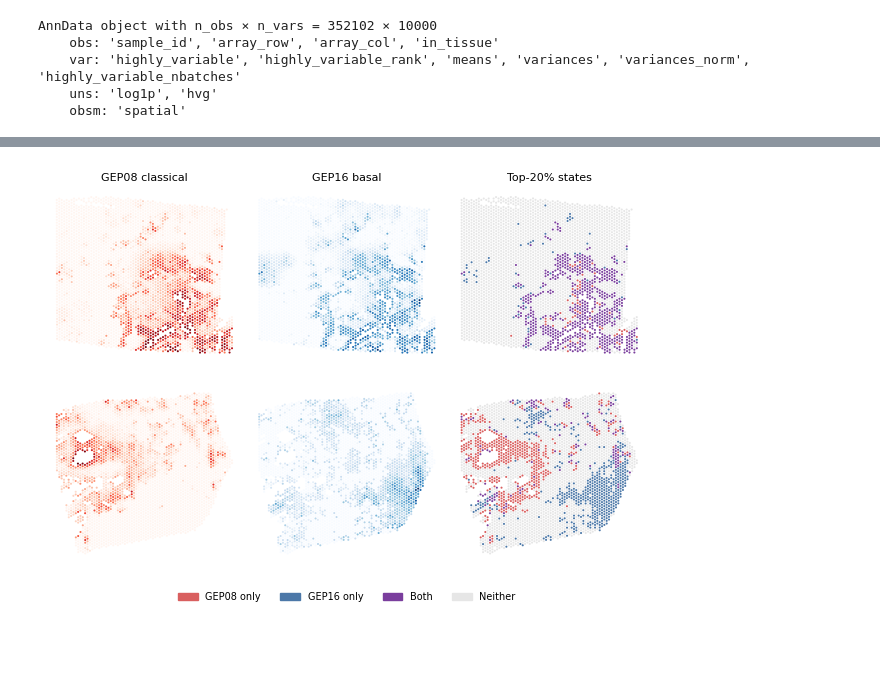
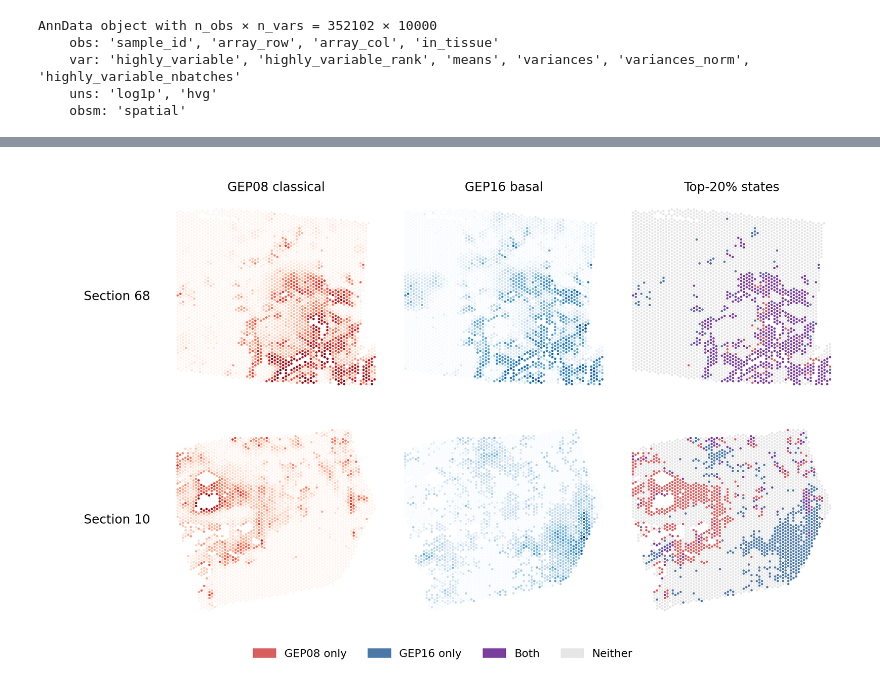
Before and after one commit to zerovain/SORT_tutorial, a Jupyter notebook: docs/tutorials/01_pdac_atlas.ipynb, the cells around one changed output, grey strips where cells are left out. Saved outputs shown, nothing was run; the diff lists cells and outputs as text; code cells hidden in the pictures; blank space fills up the shorter version.

```diff
--- a/docs/tutorials/01_pdac_atlas.ipynb
+++ b/docs/tutorials/01_pdac_atlas.ipynb
@@ -109,0 +181,8 @@ expression statistics.
+# %%
+programs = {"classical": 8, "basal": 16}
+display_geps = [
+    2, 30, 29, programs["classical"], 1, programs["basal"],
+    21, 32, 28, 4, 15, 14, 20, 11,
+]
+sections = ["68", "10"]
+assert all(0 < gep < result.W.shape[1] for gep in display_geps + list(programs.values()))
@@ -124,7 +211,6 @@ signature_genes = {
     "T cell": ["CD3D", "PTPRC", "IL7R", "CD3E"],
     "B cell": ["CD37", "LTB", "CXCR4", "CD53"],
 }
-display_geps = [2, 30, 29, 8, 1, 16, 21, 32, 28, 4, 15, 14, 20, 11]
 genes = [gene for module in signature_genes.values() for gene in module]
 gene_index = adata.var_names.get_indexer(genes)
 if np.any(gene_index < 0):
@@ -134,7 +220,7 @@ association = sort.compute_posthoc_b(
     adata.X[:, gene_index],
     result.W[:, 1:],
     gene_names=genes,
-    component_names=[f"GEP{i:02d}" for i in range(1, 40)],
+    component_names=[f"GEP{i:02d}" for i in range(1, result.W.shape[1])],
     return_stats=False,
 )
 z = (association.B - association.B.mean(axis=1, keepdims=True)) / association.B.std(axis=1, keepdims=True)
@@ -167,47 +255,47 @@ can overlap strongly in one section and remain separated in another.
 # %%
-sections = [("68", "High colocalization"), ("10", "Low colocalization")]
 fig, axes = plt.subplots(2, 3, figsize=(7.2, 4.5))
-for row, (section, title) in enumerate(sections):
+for row, section in enumerate(sections):
     mask = adata.obs["sample_id"].astype(str).to_numpy() == section
     xy = np.asarray(adata.obsm["spatial"])[mask]
-    first = result.W[mask, 8]
-    second = result.W[mask, 16]
+    first = result.W[mask, programs["classical"]]
+    second = result.W[mask, programs["basal"]]
     first_cut = np.quantile(first, 0.80)
     second_cut = np.quantile(second, 0.80)
     first_high = first >= first_cut
     second_high = second >= second_cut
     for column, (values, cmap, label) in enumerate((
-        (first, "Reds", "GEP08 classical"),
-        (second, "Blues", "GEP16 basal"),
+        (first, "Reds", f"GEP{programs['classical']:02d} classical"),
+        (second, "Blues", f"GEP{programs['basal']:02d} basal"),
     )):
         axes[row, column].scatter(xy[:, 0], xy[:, 1], c=values, s=2.2,
                                   cmap=cmap, linewidths=0, rasterized=True)
         axes[row, column].set_title(label if row == 0 else "", fontsize=8)
     states = np.full(mask.sum(), "#E6E6E6", dtype=object)
     states[first_high & ~second_high] = "#D95F5F"
     states[~first_high & second_high] = "#4C78A8"
     states[first_high & second_high] = "#7A3E9D"
     axes[row, 2].scatter(xy[:, 0], xy[:, 1], c=states, s=2.2,
                          linewidths=0, rasterized=True)
     axes[row, 2].set_title("Top-20% states" if row == 0 else "", fontsize=8)
-    axes[row, 0].set_ylabel(f"{title}\nsection {section}", rotation=0,
-                            ha="right", va="center", fontsize=8)
+    axes[row, 0].text(-0.08, 0.5, f"Section {section}",
+                      transform=axes[row, 0].transAxes,
+                      ha="right", va="center", fontsize=8)
     for ax in axes[row]:
         ax.set_aspect("equal")
         ax.invert_yaxis()
         ax.axis("off")
 fig.subplots_adjust(left=0.16, right=0.99, bottom=0.02, top=0.94,
                     wspace=0.05, hspace=0.08)
 fig.legend(
     handles=[
-        Patch(color="#D95F5F", label="GEP08 only"),
-        Patch(color="#4C78A8", label="GEP16 only"),
+        Patch(color="#D95F5F", label=f"GEP{programs['classical']:02d} only"),
+        Patch(color="#4C78A8", label=f"GEP{programs['basal']:02d} only"),
         Patch(color="#7A3E9D", label="Both"),
         Patch(color="#E6E6E6", label="Neither"),
     ],
     loc="lower center", ncol=4, frameon=False, fontsize=7,
 )
 fig.subplots_adjust(bottom=0.09)
 plt.show()
 # %% [output]
-[figure, old version]
+[figure, new version]
```
Also changed, not shown: parts of 20 cells of this notebook, 13 other files.
